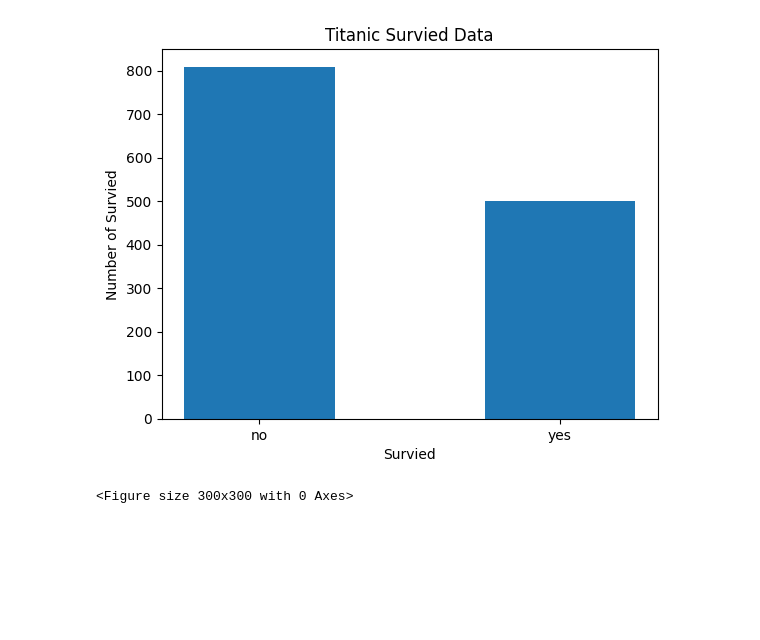
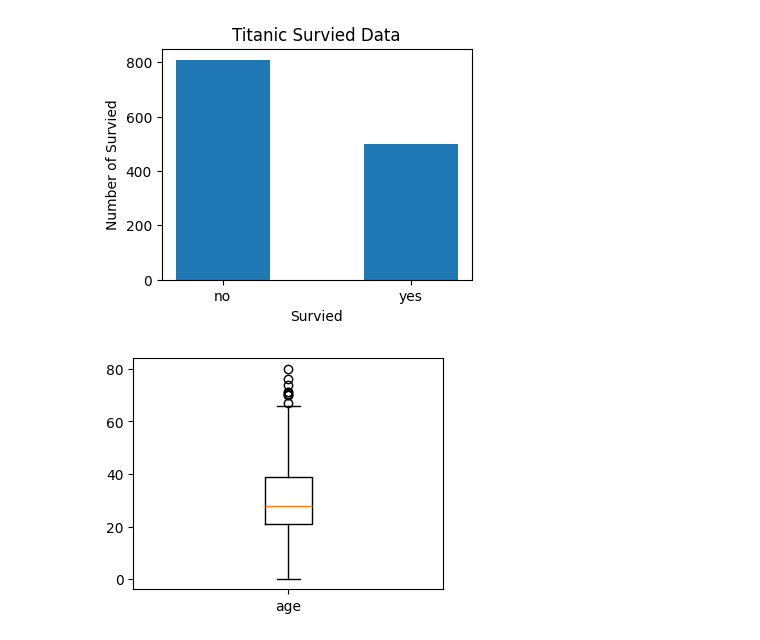
Before and after one commit to ChloeWu822/DataScience, a Jupyter notebook: Statistics.ipynb, the cells around one changed output. Saved outputs shown, nothing was run; the diff lists cells and outputs as text; code cells hidden in the pictures; blank space fills up the shorter version.

Commit message:
change graph size

```diff
--- a/Statistics.ipynb
+++ b/Statistics.ipynb
@@ -145,15 +185,14 @@ titanic.loc[titanic['age'] < quartile[0.25] - iqr * 1.5]
 # %%
 # bar plot -> 1 qualitative
 array = titanic['survived'].value_counts()
 plt.title('Titanic Survied Data')
 plt.xlabel('Survied')
 plt.ylabel('Number of Survied')
 plt.bar(array.index, array.values, width=0.5)
-plt.figure(figsize=(3,3));
+plt.rcParams['figure.figsize'] = [4, 3];
 # semi-colon to omit the text output
 # %% [output]
-[figure, old version]
+[figure, new version]
-<Figure size 300x300 with 0 Axes>
 # %%
 # box plot -> 1 quantitative
 # note the nan
@@ -186,6 +225,8 @@ fig, ax = plt.subplots()
 
 ax.boxplot(data)
 ax.set_xticklabels(['age']);
+# %% [output]
+[figure, added]
 # %%
 # histogram -> 1 quantitative
 plt.xlabel('Age')
```
Also changed, not shown: parts of 9 cells of this notebook.
